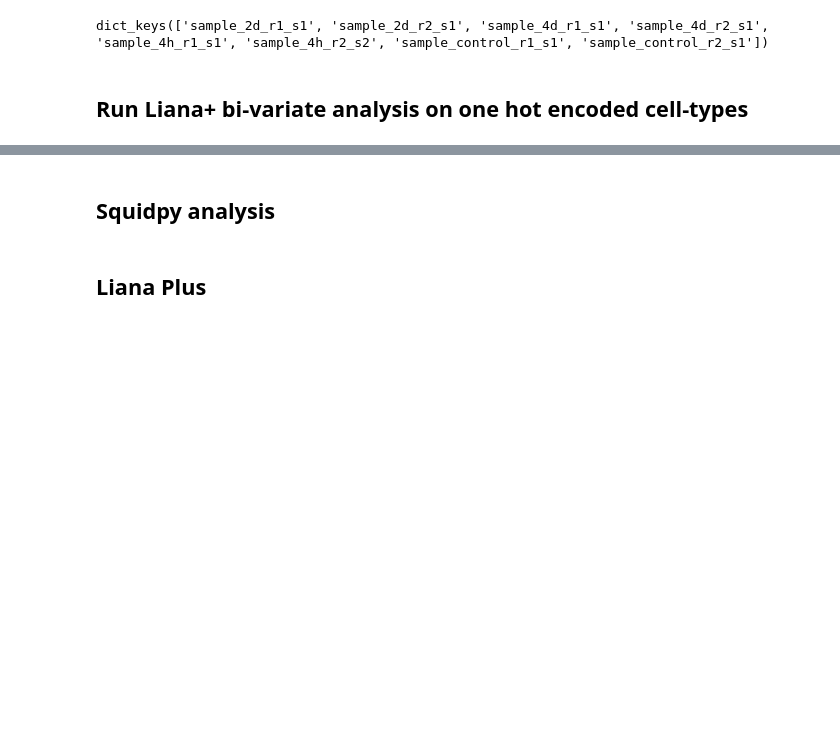
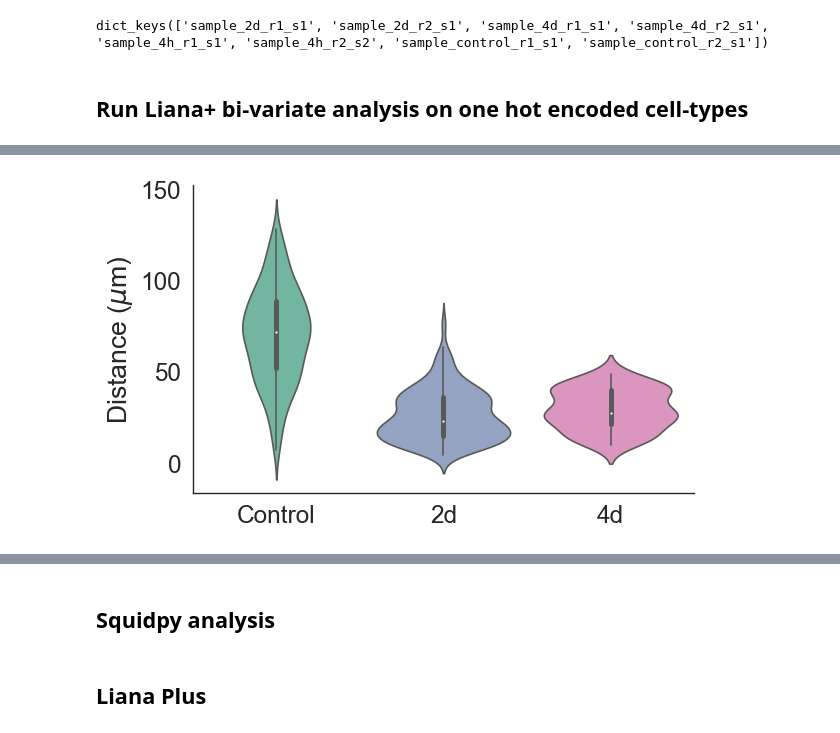
Before and after one commit to SchapiroLabor/mi_spatialomics, a Jupyter notebook: analysis/molecular_cartography_python/molkart.local_analysis_lianaplus.ipynb, the cells around one changed output, grey strips where cells are left out. Cells and saved outputs as stored; diff of their text form; code cells hidden in the pictures; blank space fills up the shorter version.

```diff
--- a/analysis/molecular_cartography_python/molkart.local_analysis_lianaplus.ipynb
+++ b/analysis/molecular_cartography_python/molkart.local_analysis_lianaplus.ipynb
@@ -200,0 +377,86 @@ lrdata.layers['pvals']
+# %%
+import seaborn as sns
+
+plot_size_factor = 4
+
+##### control calculations
+ndist_neighbours = 3
+endo_distances_dict = {}
+# Get the color palette
+palette = sns.color_palette('Set2')
+# Select the first, third, and fourth elements
+selected_colors = [palette[i] for i in [0, 2, 3]]
+
+# Loop over anndata_objects and calculate the distances between Endocardial cells and Myeloid cells for each sample and store the results in a list called endo_distances
+for sample in anndata_objects.keys():
+    # Get the timepoint from the sample name
+    timepoint = sample.split('_')[1]
+
+    # If timepint is 4h skip
+    if timepoint == '4h':
+        continue
+    else:
+        adata = anndata_objects[sample]
+        # Get the positions in spatial for all cells annotated as Endocardial cells in adata.obs['liana_cts']
+        endo_cells = adata.obs['liana_cts'] == 'Endocardial cells'
+        endo_cells = adata.obsm['spatial'][endo_cells]
+
+        myeloid_cells = adata.obs['liana_cts'] == 'Myeloid cells'
+        myeloid_cells = adata.obsm['spatial'][myeloid_cells]
+
+        from scipy.spatial import distance
+        endo_distances = distance.cdist(endo_cells, myeloid_cells, 'euclidean')
+        # Transform the distances from pixel into micrometer by multiplying with 0.138
+        endo_distances = endo_distances * 0.138
+
+        # For each row in endo_distances, keep only the 10 smallest values and remove the other values from the array
+        endo_distances = np.array([np.sort(row)[:ndist_neighbours] for row in endo_distances])
+        # Flatten the array
+        endo_distances = endo_distances.flatten()
+
+        # Check if timepoint already exists and if so, append the values to the existing dict
+        if timepoint in endo_distances_dict.keys():
+            endo_distances_dict[timepoint] = np.append(endo_distances_dict[timepoint], endo_distances)
+        else:
+            endo_distances_dict[timepoint] = endo_distances
+
+
+import statsmodels.api as sm
+from statsmodels.formula.api import ols
+# Convert endo_distances_dict into a pandas data frame with column 'distance' and 'timepoint'
+endo_distances_df = pd.DataFrame({'distance': np.concatenate(list(endo_distances_dict.values())),
+                                    'timepoint': np.concatenate([[key] * len(value) for key, value in endo_distances_dict.items()])})
+# Use sm.stats.anova_lm to perform anova on endo_distances_df
+aov_table = sm.stats.anova_lm(ols('distance ~ timepoint', data=endo_distances_df).fit(), typ=2)
+print(aov_table)
+
+import scikit_posthocs as sp
+t_tests = sp.posthoc_ttest(endo_distances_df, val_col='distance', group_col='timepoint', p_adjust='holm')
+print(t_tests)
+
+# Set the order that the keys in endo_distances_dict will be plotted to control, 4h, 2d, 4d
+endo_distances_dict = {key: endo_distances_dict[key] for key in ['control', '2d', '4d']}
+
+sns.set_style('white')
+sns.set_context("paper", font_scale = 2)
+fig, ax = plt.subplots(figsize=(plot_size_factor*1.618,plot_size_factor))
+# Take the first, third and fourth color from the color palette 'Set2' in seaborn
+
+# Plot the violin plots
+sns.violinplot(data = list(endo_distances_dict.values()), palette=selected_colors, ax=ax, alpha = 1)
+# Add a stripplot on top of the violin plots
+#sns.stripplot(data = list(endo_distances_dict.values()), color="black", alpha=0.5, ax=ax,jitter=True)
+
+# Plot data points on top of violin plots. Each data point should be a measurement from one cell
+#sns.swarmplot(data = list(endo_distances_dict.values()), color="black", alpha=0.5)
+
+# Rename the x axis labels to control, 2d, 4d
+plt.xticks([0, 1, 2], ['Control', '2d', '4d'])
+
+# Remove the black border of the plottng area
+sns.despine()
+# Add ylab that says distance to closest myeloid cell (micrometer) with the scientific symbol for micrometer
+plt.ylabel('Distance ($\mu$m)')
+
+plt.savefig("../../plots/molkart.liana_plus.distance_boxplot.endocard_myeloid.pdf", bbox_inches='tight')
+# %% [output]
@@ -200,0 +470 @@ lrdata.layers['pvals']
+[figure, added]
```
Also changed, not shown: parts of 53 cells of this notebook, 12 other files.
